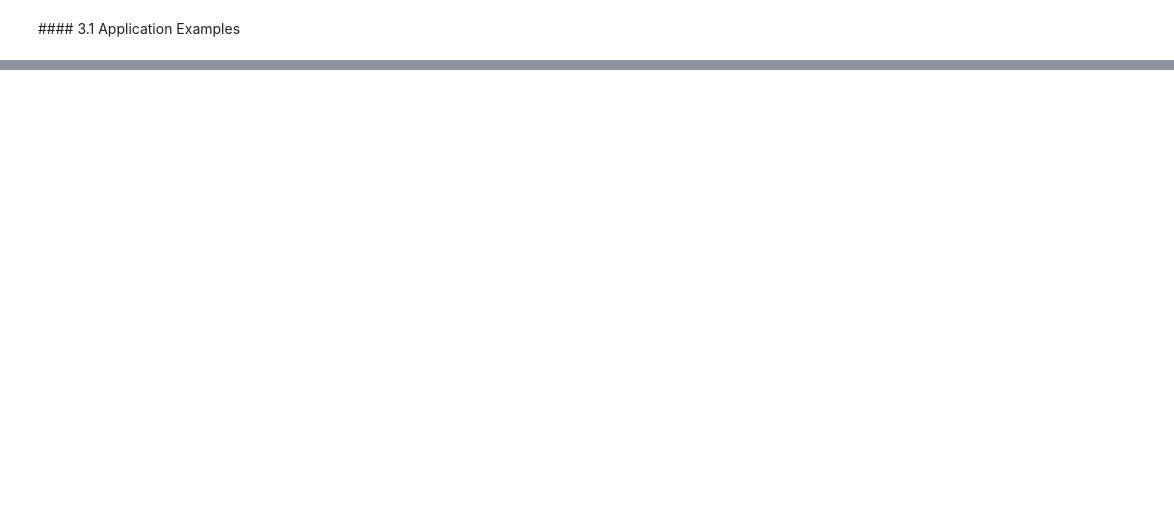
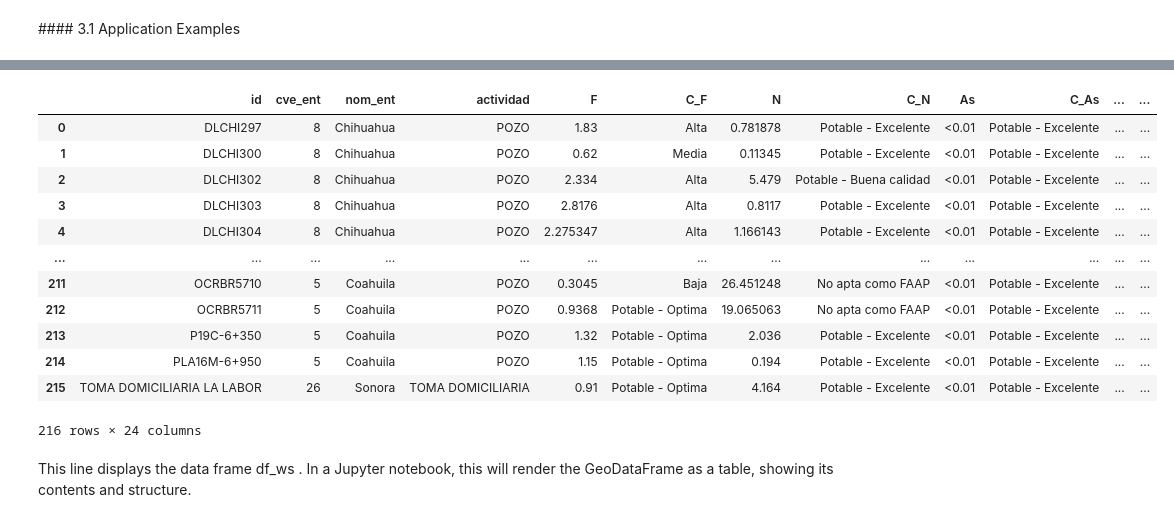
Before and after one commit to Mobile-Health-Center/Social-Hackathon-EAAMO-2024, a Jupyter notebook: data_set_spec.ipynb, the cells around one changed output, grey strips where cells are left out. Drawn from its saved outputs; the diff is of its cells as text; code cells hidden in the pictures; blank space fills up the shorter version.

```diff
--- a/data_set_spec.ipynb
+++ b/data_set_spec.ipynb
@@ -106,0 +147,2 @@ The following notebooks demonstrate how to load and display geographic data from
+# %%
+df_ws = pd.read_csv("../dataset/Mexico/water_sources/water_sources.csv")
@@ -107 +158,19 @@ The following notebooks demonstrate how to load and display geographic data from
+# %%
+display(df_ws)
+# %% [output]
+|  | id | cve_ent | nom_ent | actividad | F | C_F | N | C_N | As | C_As | ... | ... |
+| 0 | DLCHI297 | 8 | Chihuahua | POZO | 1.83 | Alta | 0.781878 | Potable - Excelente | <0.01 | Potable - Excelente | ... | ... |
+| 1 | DLCHI300 | 8 | Chihuahua | POZO | 0.62 | Media | 0.11345 | Potable - Excelente | <0.01 | Potable - Excelente | ... | ... |
+| 2 | DLCHI302 | 8 | Chihuahua | POZO | 2.334 | Alta | 5.479 | Potable - Buena calidad | <0.01 | Potable - Excelente | ... | ... |
+| 3 | DLCHI303 | 8 | Chihuahua | POZO | 2.8176 | Alta | 0.8117 | Potable - Excelente | <0.01 | Potable - Excelente | ... | ... |
+| 4 | DLCHI304 | 8 | Chihuahua | POZO | 2.275347 | Alta | 1.166143 | Potable - Excelente | <0.01 | Potable - Excelente | ... | ... |
+| ... | ... | ... | ... | ... | ... | ... | ... | ... | ... | ... | ... | ... |
+| 211 | OCRBR5710 | 5 | Coahuila | POZO | 0.3045 | Baja | 26.451248 | No apta como FAAP | <0.01 | Potable - Excelente | ... | ... |
+| 212 | OCRBR5711 | 5 | Coahuila | POZO | 0.9368 | Potable - Optima | 19.065063 | No apta como FAAP | <0.01 | Potable - Excelente | ... | ... |
+| 213 | P19C-6+350 | 5 | Coahuila | POZO | 1.32 | Potable - Optima | 2.036 | Potable - Excelente | <0.01 | Potable - Excelente | ... | ... |
+| 214 | PLA16M-6+950 | 5 | Coahuila | POZO | 1.15 | Potable - Optima | 0.194 | Potable - Excelente | <0.01 | Potable - Excelente | ... | ... |
+| 215 | TOMA DOMICILIARIA LA LABOR | 26 | Sonora | TOMA DOMICILIARIA | 0.91 | Potable - Optima | 4.164 | Potable - Excelente | <0.01 | Potable - Excelente | ... | ... |
+216 rows × 24 columns
+# %% [markdown]
+This line displays the data frame df_ws . In a Jupyter notebook, this will render the GeoDataFrame as a table, showing its contents and structure.
 # %% [markdown]
```
Also changed, not shown: parts of 16 cells of this notebook, 2 other files.
